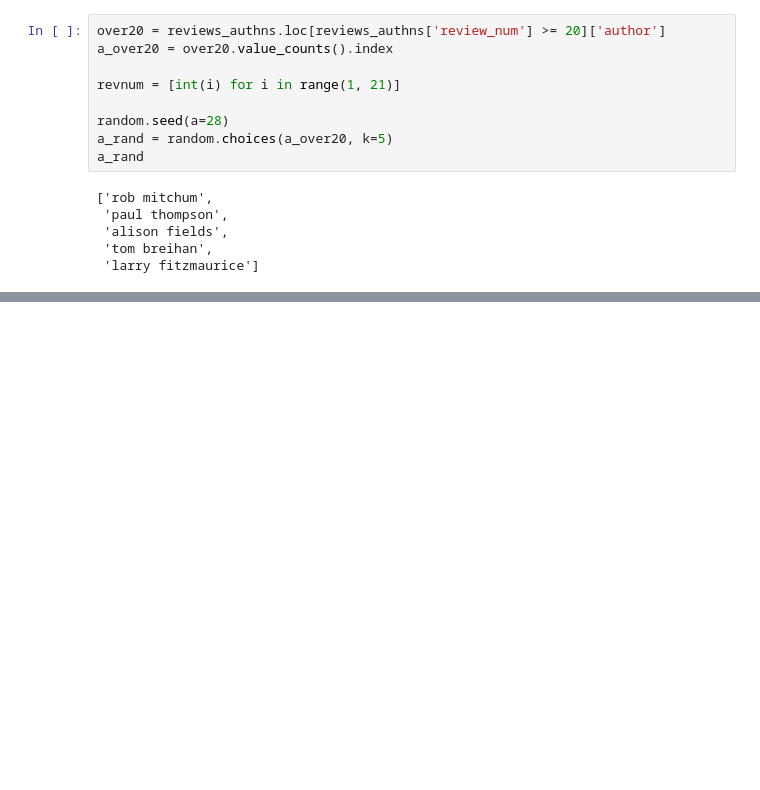
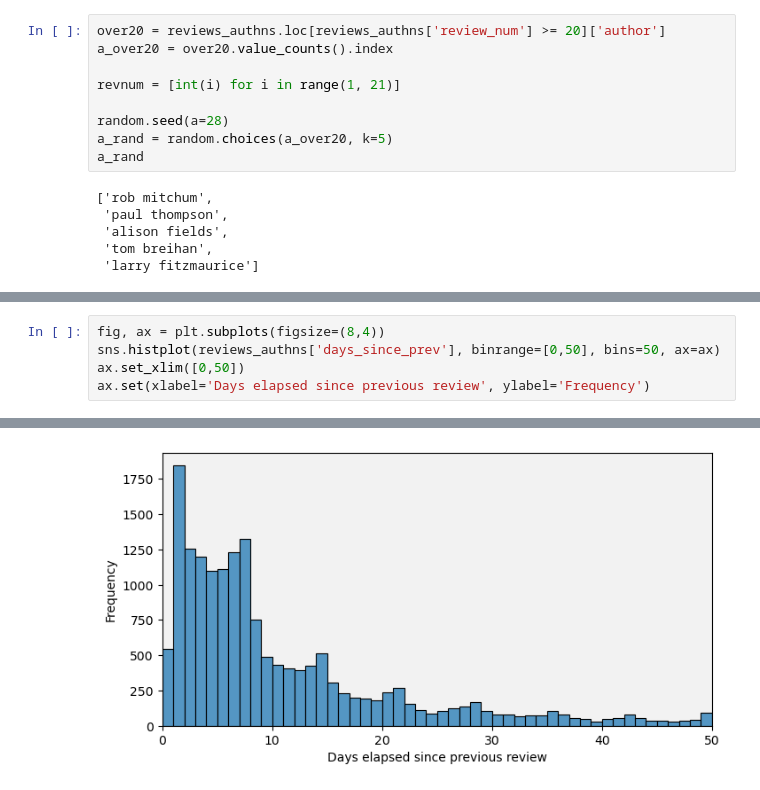
Before and after one commit to kevinl050312/Pitchfork-reviews-analysis, a Jupyter notebook: reviewer-score-autocorrelation.ipynb, the cells around one changed output, grey strips where cells are left out. Drawn from its saved outputs; the diff is of its cells as text; blank space fills up the shorter version.

```diff
--- a/reviewer-score-autocorrelation.ipynb
+++ b/reviewer-score-autocorrelation.ipynb
@@ -130,0 +130,6 @@ Text(0.5, 1.0, 'Author BNM awarding behavior over first 20 reviews')
+# %%
+fig, ax = plt.subplots(figsize=(8,4))
+sns.histplot(reviews_authns['days_since_prev'], binrange=[0,50], bins=50, ax=ax)
+ax.set_xlim([0,50])
+ax.set(xlabel='Days elapsed since previous review', ylabel='Frequency')
+# %% [output]
@@ -130,0 +137 @@ Text(0.5, 1.0, 'Author BNM awarding behavior over first 20 reviews')
+[figure, added]
```
Also changed, not shown: parts of 15 cells of this notebook.
